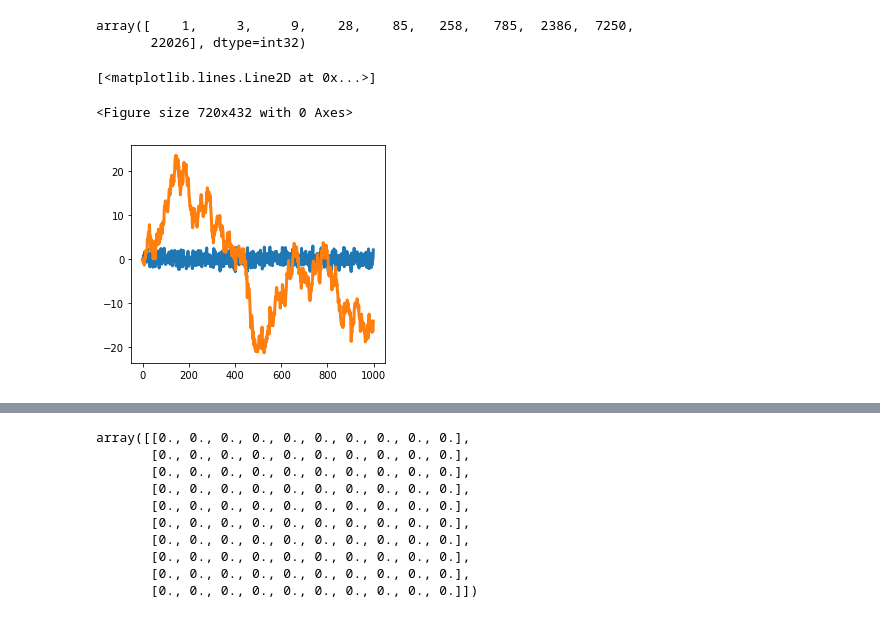
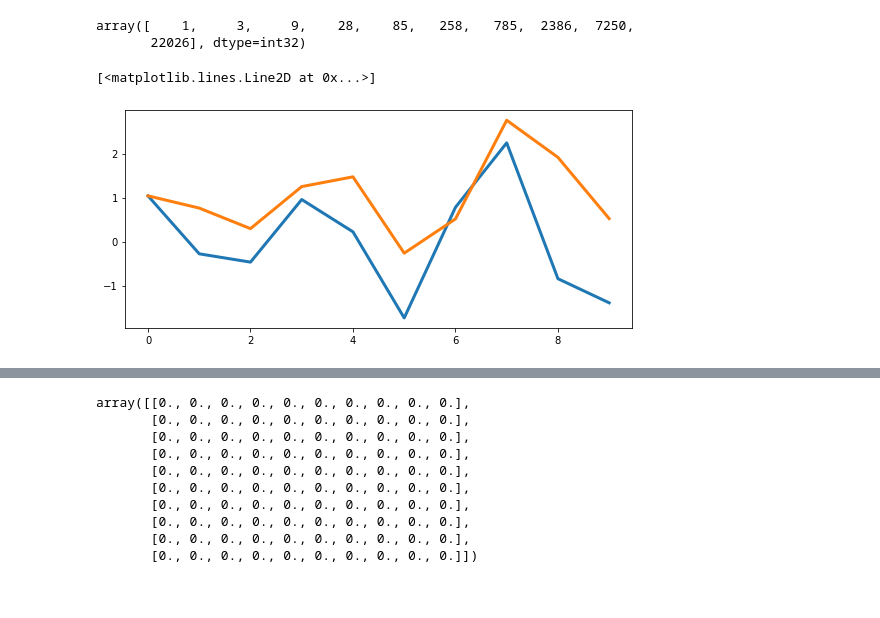
Before and after one commit to Na1an/2020_BigData_BAI_HAO, a Jupyter notebook: Notebooks/notebook2_numpy.ipynb, the cells around one changed output, grey strips where cells are left out. Saved outputs shown, nothing was run; the diff lists cells and outputs as text; code cells hidden in the pictures.

```diff
--- a/Notebooks/notebook2_numpy.ipynb
+++ b/Notebooks/notebook2_numpy.ipynb
@@ -177,19 +177,18 @@ array([    1,     3,     9,    28,    85,   258,   785,  2386,  7250,
 # %%
 %matplotlib inline
 import matplotlib.pyplot as plt
 
 # Random standard Gaussian numbers
-fig = plt.figure(figsize=(10, 6))
-wn = np.random.randn(1000)
+#fig = plt.figure(figsize=(10, 6))
+wn = np.random.randn(10)
 bm = wn.cumsum()
 
-plt.figure(figsize=(10,4))
+plt.figure(figsize=(20,4))
 plt.subplot(1,2,1)
 plt.plot(wn,lw=3)
 plt.plot(bm, lw=3)
 # %% [output]
 [<matplotlib.lines.Line2D at 0x...>]
-<Figure size 720x432 with 0 Axes>
-[figure, old version]
+[figure, new version]
 # %%
 np.diag(np.arange(10))
```
Also changed, not shown: parts of 8 cells of this notebook, 17 other files.
